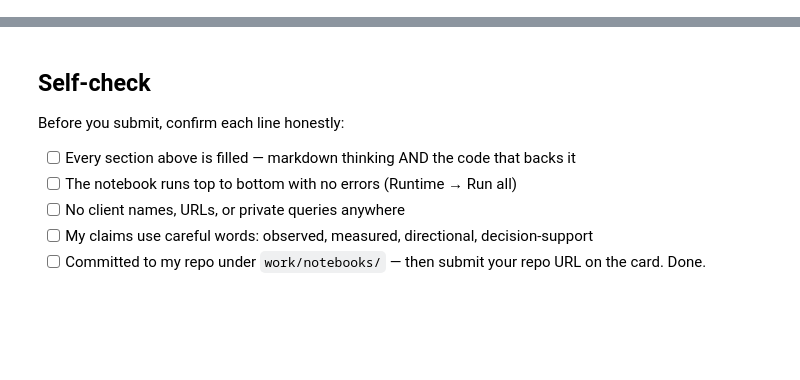
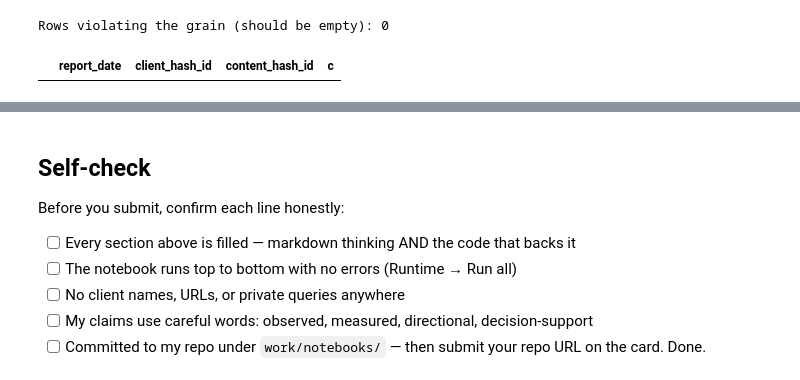
Before and after one commit to HarisBinHabib/Internship-Repo, a Jupyter notebook: work/notebooks/w03_data_contract.ipynb, the cells around one changed output, grey strips where cells are left out. Saved outputs shown, nothing was run; the diff lists cells and outputs as text; code cells hidden in the pictures; blank space fills up the shorter version.

```diff
--- a/work/notebooks/w03_data_contract.ipynb
+++ b/work/notebooks/w03_data_contract.ipynb
@@ -12,0 +79,18 @@ This skeleton is yours to fill. Work the sections **in order** — each one has
+# %%
+# This cell is for CODE (numbers, a query, a check).
+# Write your text answer in the cell ABOVE this one — typing sentences here breaks Run All.
+# Verify the RAW table's grain: one row per report_date x client x content
+grain_check = con.sql(f"""
+    SELECT report_date, client_hash_id, content_hash_id, COUNT(*) AS c
+    FROM {TABLES['fact_daily']}
+    WHERE report_date BETWEEN DATE '2026-01-30' AND DATE '2026-03-31'
+    GROUP BY 1, 2, 3
+    HAVING COUNT(*) > 1
+    LIMIT 5
+""").df()
+
+print(f"Rows violating the grain (should be empty): {len(grain_check)}")
+grain_check
+# %% [output]
+Rows violating the grain (should be empty): 0
+|  | report_date | client_hash_id | content_hash_id | c |
```
Also changed, not shown: parts of 21 cells of this notebook.
